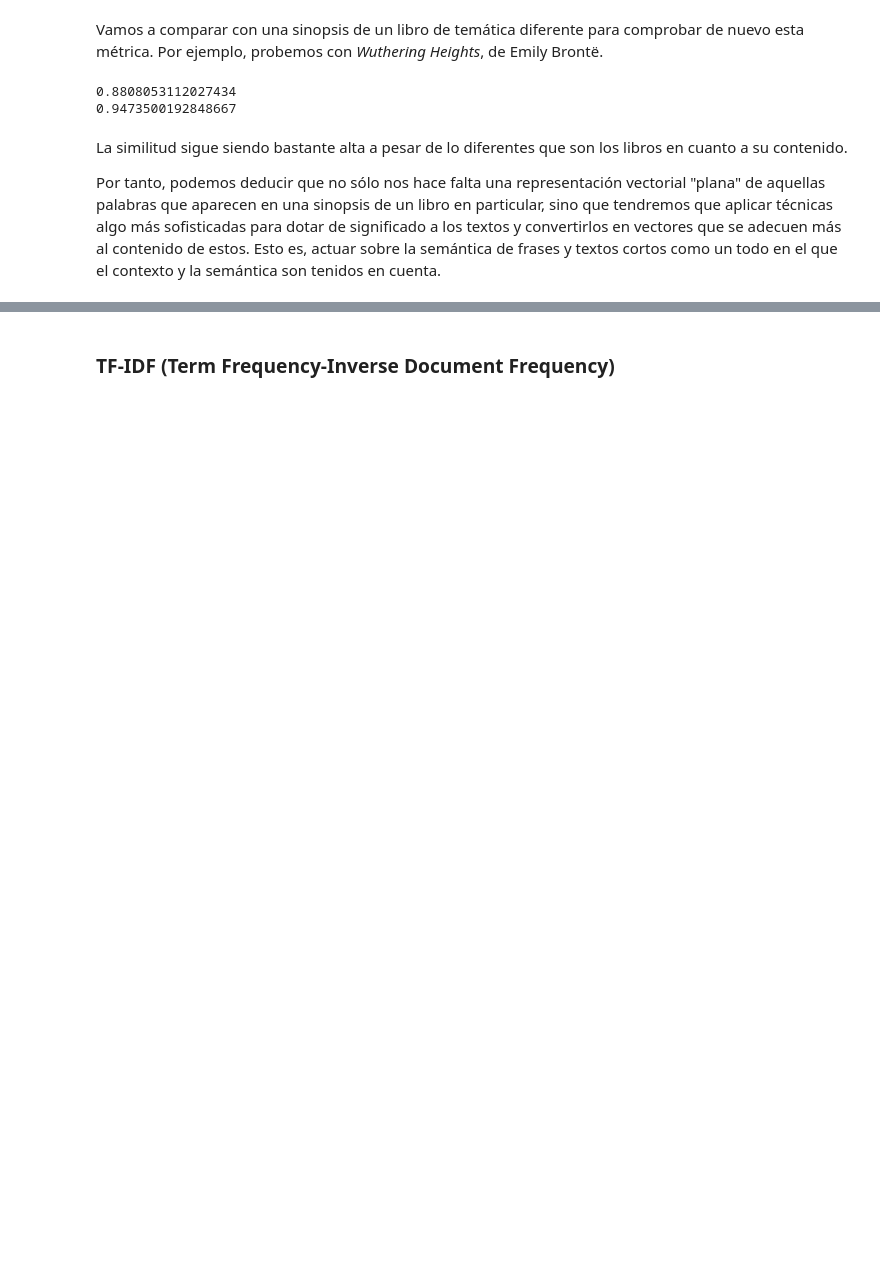
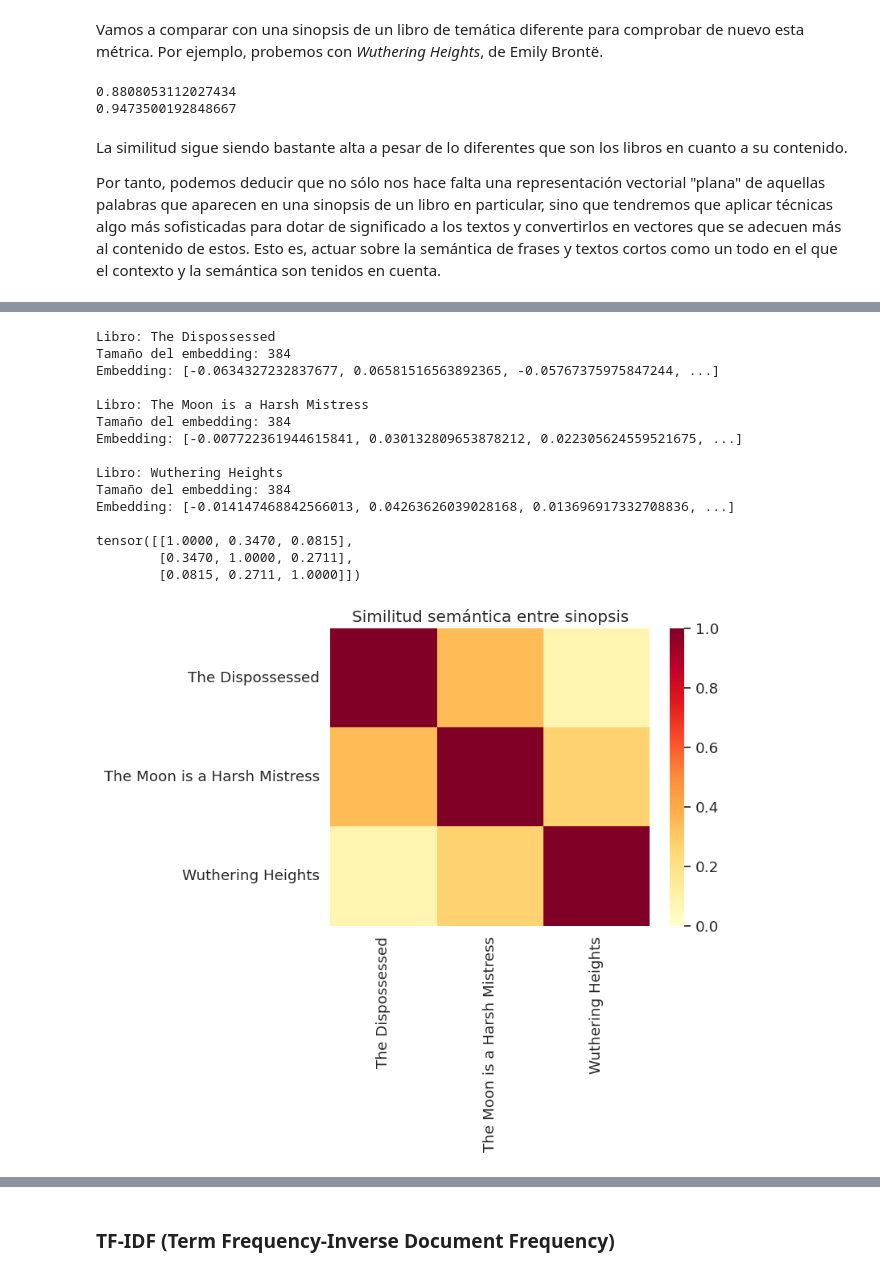
Before and after one commit to mrrodero/XBRecs, a Jupyter notebook: nlp_descriptions.ipynb, the cells around one changed output, grey strips where cells are left out. Drawn from its saved outputs; the diff is of its cells as text; code cells hidden in the pictures; blank space fills up the shorter version.

```diff
--- a/nlp_descriptions.ipynb
+++ b/nlp_descriptions.ipynb
@@ -102,10 +115,10 @@ def pretty_print_embeddings(embeddings, labels):
     """
     Imprime los embeddings de cada libro
     """
-    for i, embedding in enumerate(np.array(embeddings).tolist()):
+    for i, embedding in enumerate(list(embeddings)):
         print("Libro: {}".format(labels[i]))
         print("Tamaño del embedding: {}".format(len(embedding)))
-        embedding_snippet = ", ".join((str(x) for x in embedding[:3]))
+        embedding_snippet = ", ".join(("{}".format(x) for x in embedding[:3]))
         print("Embedding: [{}, ...]\n".format(embedding_snippet))
 
 # Representación de los embeddings
@@ -145,15 +175,32 @@ plot_similarity(encoded_book_summaries, titles, 90, util.cos_sim)
 # %%
 """
-Versión del anterior menos potente, pero mucho más rápida
+Versión del anterior modelo menos potente, pero mucho más rápida
 Embeddings de 384 dimensiones y normalizados
 """
 bert_model = SentenceTransformer('all-MiniLM-L6-v2')
 
 # Codificamos las sinopsis en vectores (embeddings en un único tensor)
 encoded_book_summaries = bert_model.encode(book_summaries, convert_to_tensor=True)
 
 # Representación de los embeddings
 pretty_print_embeddings(encoded_book_summaries, titles)
 
 # Se usa producto escalar al estar los embeddings normalizados
-plot_similarity(encoded_book_summaries, titles, 90, util.dot_score)
+plot_similarity(encoded_book_summaries.detach().cpu(), titles, 90, util.dot_score)
+# %% [output]
+Libro: The Dispossessed
+Tamaño del embedding: 384
+Embedding: [-0.0634327232837677, 0.06581516563892365, -0.05767375975847244, ...]
+
+Libro: The Moon is a Harsh Mistress
+Tamaño del embedding: 384
+Embedding: [-0.007722361944615841, 0.030132809653878212, 0.022305624559521675, ...]
+
+Libro: Wuthering Heights
+Tamaño del embedding: 384
+Embedding: [-0.014147468842566013, 0.04263626039028168, 0.013696917332708836, ...]
+
+tensor([[1.0000, 0.3470, 0.0815],
+        [0.3470, 1.0000, 0.2711],
+        [0.0815, 0.2711, 1.0000]])
+[figure, added]
```
Also changed, not shown: parts of 30 cells of this notebook.
